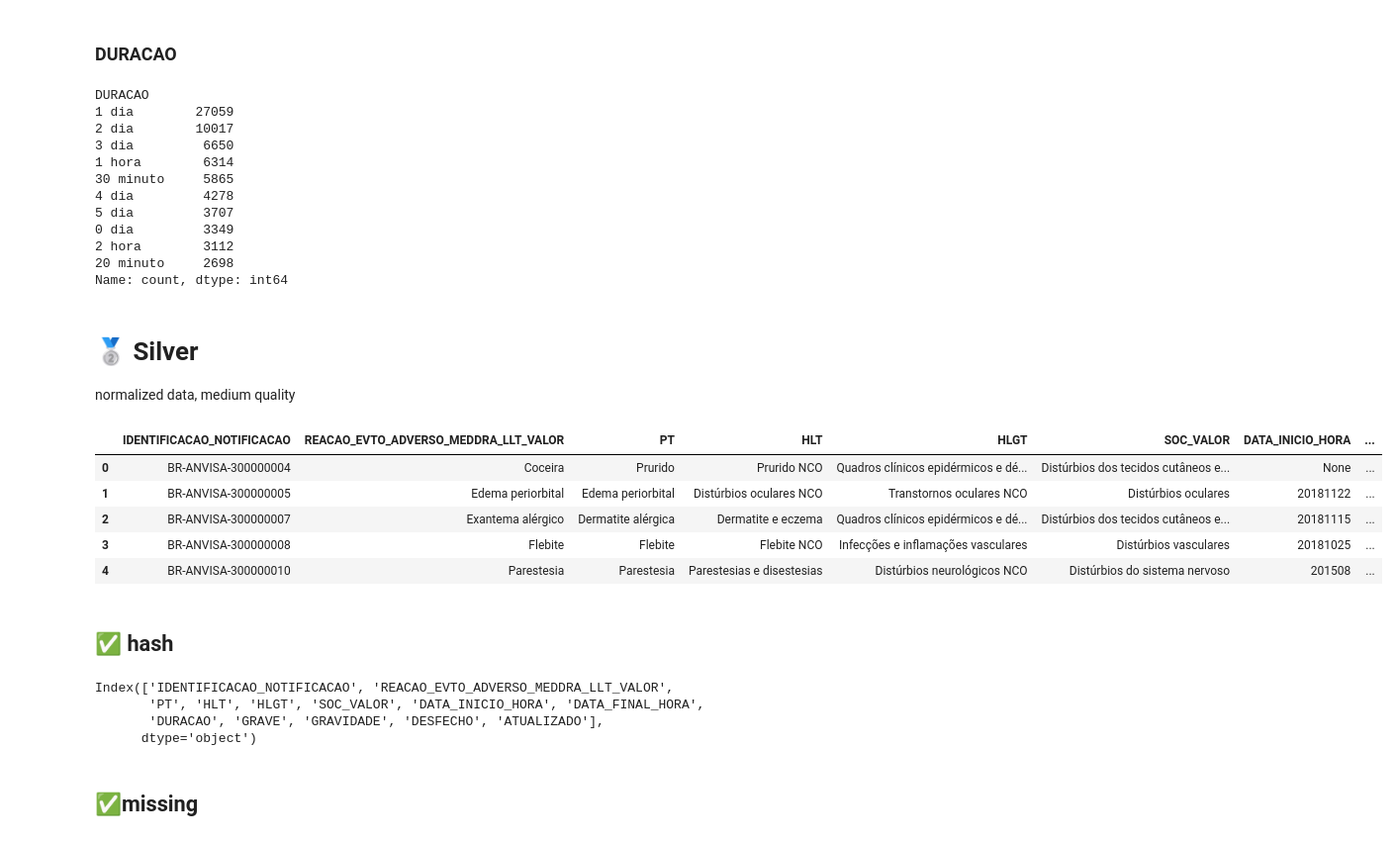
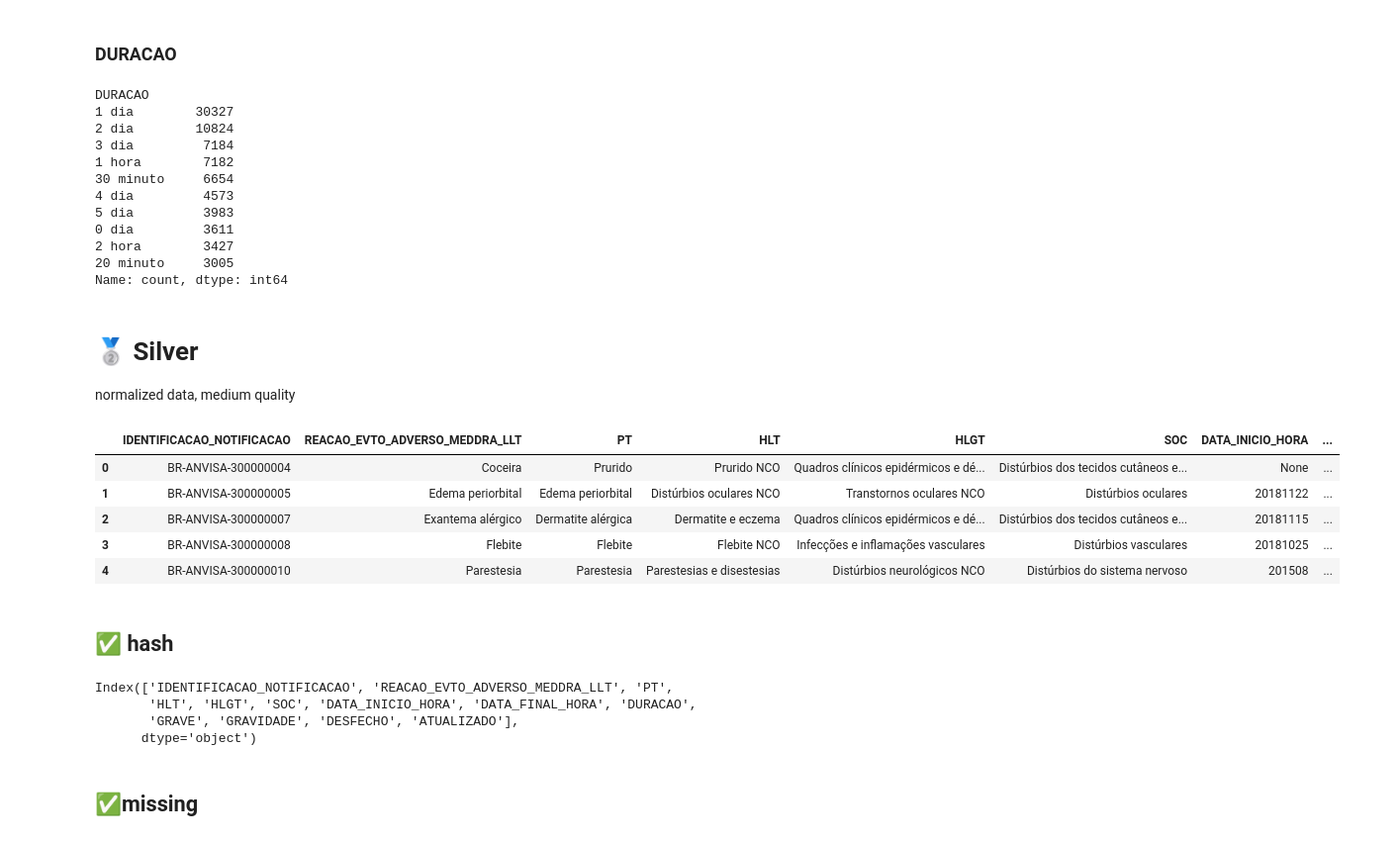
Before and after one commit to mlab-inf-ufrgs/vigimed, a Jupyter notebook: src/reacoes/etl_fat_reacoes.ipynb, the cells around one changed output. Shown at 99% size. Drawn from its saved outputs; the diff is of its cells as text; code cells hidden in the pictures.

```diff
--- a/src/reacoes/etl_fat_reacoes.ipynb
+++ b/src/reacoes/etl_fat_reacoes.ipynb
@@ -16,7 +16,7 @@ project_root = get_project_root()
 Raw Data
 as is production, low quality
 # %%
-path = Path(project_root) / "data/01_bronze/Reacoes/Reacoes.parquet"
+path = Path(project_root) / "data/01_bronze/anvisa/Reacoes/Reacoes.parquet"
 bronze = pd.read_parquet(path)
 bronze.columns
 # %% [output]
@@ -106,26 +106,26 @@ Resultou em óbito
 bronze.DURACAO.value_counts().head(10)
 # %% [output]
 DURACAO
-1 dia        27059
-2 dia        10017
-3 dia         6650
-1 hora        6314
-30 minuto     5865
-4 dia         4278
-5 dia         3707
-0 dia         3349
-2 hora        3112
-20 minuto     2698
+1 dia        30327
+2 dia        10824
+3 dia         7184
+1 hora        7182
+30 minuto     6654
+4 dia         4573
+5 dia         3983
+0 dia         3611
+2 hora        3427
+20 minuto     3005
 Name: count, dtype: int64
 # %% [markdown]
 # 🥈 Silver
 
 normalized data, medium quality
 # %%
-silver= bronze.rename(columns={"REACAO_EVTO_ADVERSO_MEDDRA_LLT": "REACAO_EVTO_ADVERSO_MEDDRA_LLT_VALOR","SOC":"SOC_VALOR"})
+silver= bronze.copy()
 silver.head()
 # %% [output]
-|  | IDENTIFICACAO_NOTIFICACAO | REACAO_EVTO_ADVERSO_MEDDRA_LLT_VALOR | PT | HLT | HLGT | SOC_VALOR | DATA_INICIO_HORA | ... |
+|  | IDENTIFICACAO_NOTIFICACAO | REACAO_EVTO_ADVERSO_MEDDRA_LLT | PT | HLT | HLGT | SOC | DATA_INICIO_HORA | ... |
 | 0 | BR-ANVISA-300000004 | Coceira | Prurido | Prurido NCO | Quadros clínicos epidérmicos e dé... | Distúrbios dos tecidos cutâneos e... | None | ... |
 | 1 | BR-ANVISA-300000005 | Edema periorbital | Edema periorbital | Distúrbios oculares NCO | Transtornos oculares NCO | Distúrbios oculares | 20181122 | ... |
 | 2 | BR-ANVISA-300000007 | Exantema alérgico | Dermatite alérgica | Dermatite e eczema | Quadros clínicos epidérmicos e dé... | Distúrbios dos tecidos cutâneos e... | 20181115 | ... |
@@ -136,9 +136,9 @@ silver.head()
 # %%
 silver.columns
 # %% [output]
-Index(['IDENTIFICACAO_NOTIFICACAO', 'REACAO_EVTO_ADVERSO_MEDDRA_LLT_VALOR',
-       'PT', 'HLT', 'HLGT', 'SOC_VALOR', 'DATA_INICIO_HORA', 'DATA_FINAL_HORA',
-       'DURACAO', 'GRAVE', 'GRAVIDADE', 'DESFECHO', 'ATUALIZADO'],
+Index(['IDENTIFICACAO_NOTIFICACAO', 'REACAO_EVTO_ADVERSO_MEDDRA_LLT', 'PT',
+       'HLT', 'HLGT', 'SOC', 'DATA_INICIO_HORA', 'DATA_FINAL_HORA', 'DURACAO',
+       'GRAVE', 'GRAVIDADE', 'DESFECHO', 'ATUALIZADO'],
       dtype='object')
 # %%
 from utils import build_row_hash
```
Also changed, not shown: parts of 30 cells of this notebook, 16 other files.
